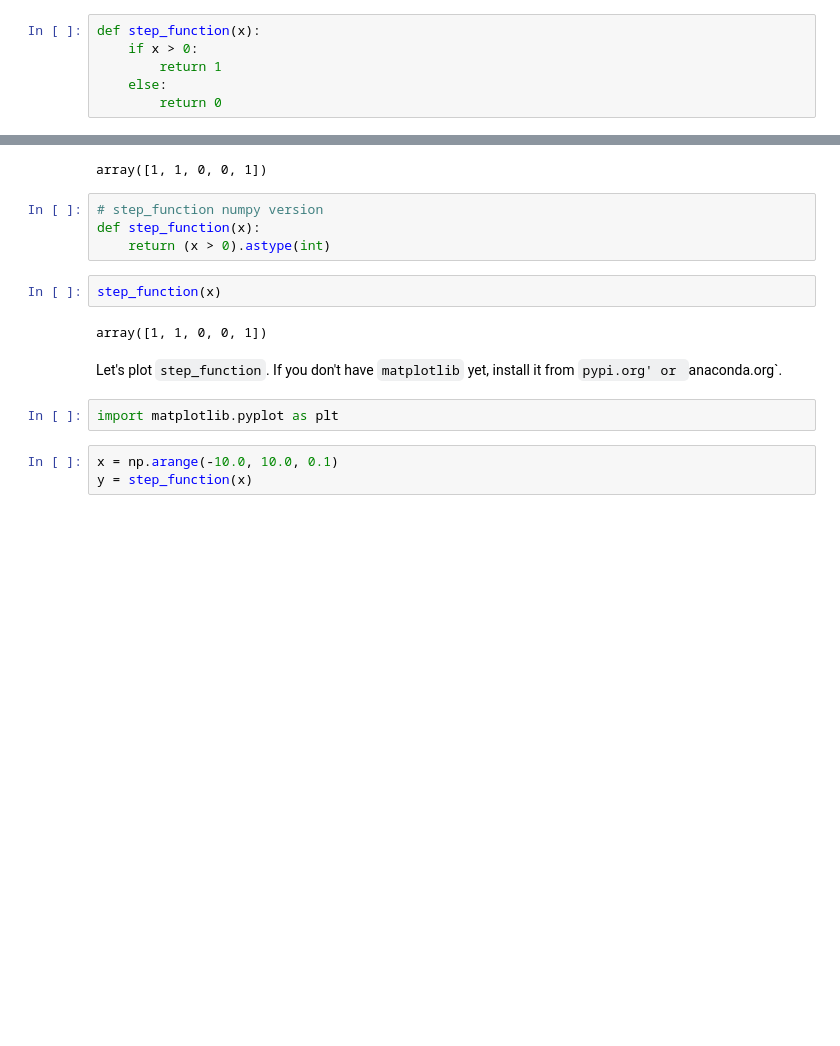
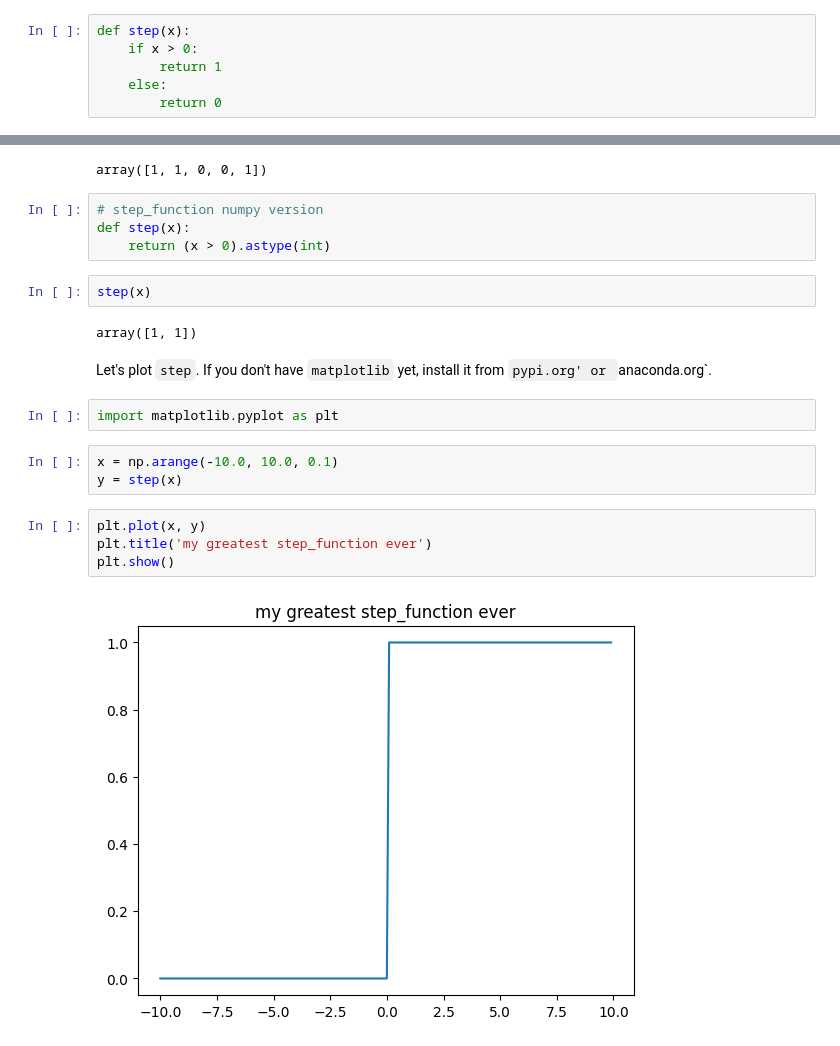
Before and after one commit to jrkwon/ece5831-2024-code, a Jupyter notebook: 04/module4.ipynb, the cells around one changed output, grey strips where cells are left out. Cells and saved outputs as stored; diff of their text form; blank space fills up the shorter version.

```diff
--- a/04/module4.ipynb
+++ b/04/module4.ipynb
@@ -3,7 +3,7 @@
 # %% [markdown]
 ## Step Function
 # %%
-def step_function(x):
+def step(x):
     if x > 0:
         return 1
     else:
@@ -42,16 +42,22 @@ array([ True,  True, False, False,  True])
 array([1, 1, 0, 0, 1])
 # %%
 # step_function numpy version
-def step_function(x):
+def step(x):
     return (x > 0).astype(int)
 # %%
-step_function(x)
+step(x)
 # %% [output]
-array([1, 1, 0, 0, 1])
+array([1, 1])
 # %% [markdown]
-Let's plot `step_function`. If you don't have `matplotlib` yet, install it from `pypi.org' or `anaconda.org`.
+Let's plot `step`. If you don't have `matplotlib` yet, install it from `pypi.org' or `anaconda.org`.
 # %%
 import matplotlib.pyplot as plt
 # %%
 x = np.arange(-10.0, 10.0, 0.1)
-y = step_function(x)
+y = step(x)
+# %%
+plt.plot(x, y)
+plt.title('my greatest step_function ever')
+plt.show()
+# %% [output]
+[figure, added]
```
Also changed, not shown: parts of 37 cells of this notebook.
